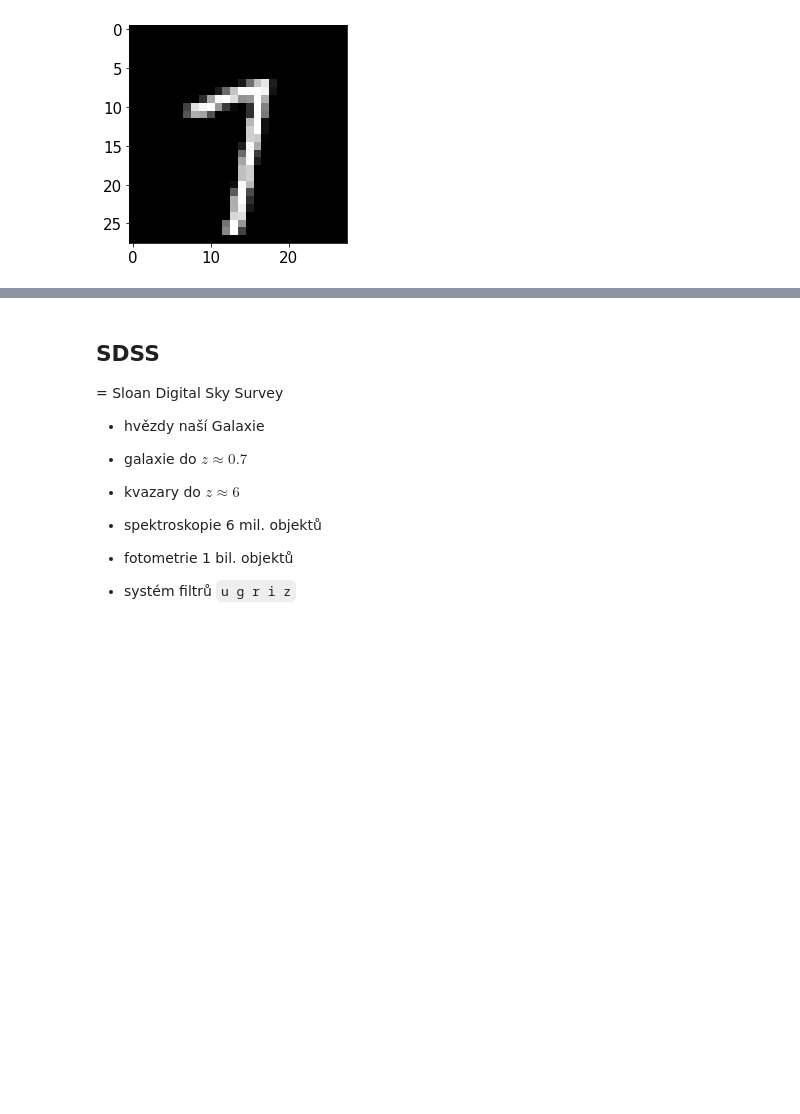
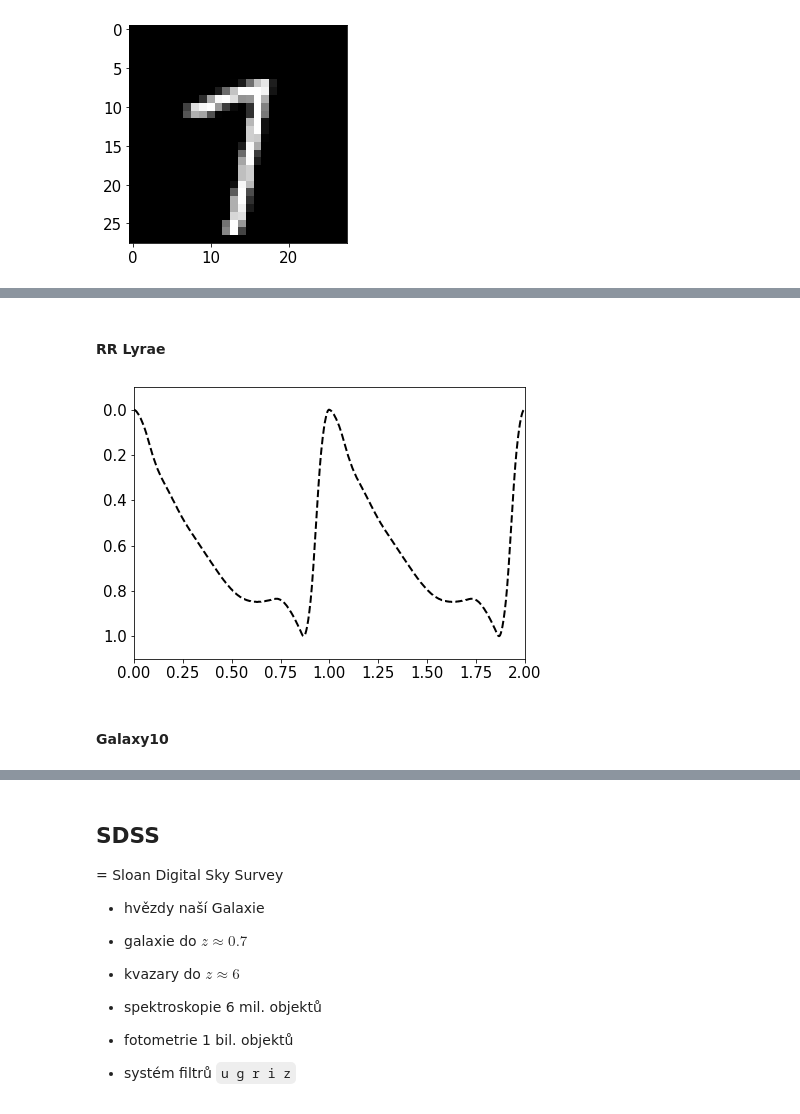
Before and after one commit to tomasplsek/AstroML, a Jupyter notebook: 02_decision_tree.ipynb, the cells around one changed output, grey strips where cells are left out. Saved outputs shown, nothing was run; the diff lists cells and outputs as text; code cells hidden in the pictures; blank space fills up the shorter version.

```diff
--- a/02_decision_tree.ipynb
+++ b/02_decision_tree.ipynb
@@ -160,3 +193,23 @@ x_train.shape
+# %% [markdown]
+#### **RR Lyrae**
+# %%
+templates = astroML.datasets.fetch_rrlyrae_templates()
+x, y = templates['115r'].T
+
+#------------------------------------------------------------
+# Plot the results
+fig, ax = plt.subplots(figsize=(7, 5))
+
+# plot the true value and the k-term reconstruction
+ax.plot(np.concatenate([x, 1 + x]),
+        np.concatenate([y, y]), '--k', lw=2)
+
+ax.set_xlim(0, 2)
+ax.set_ylim(1.1, -0.1);
+# %% [output]
+[figure, added]
+# %% [markdown]
+#### **Galaxy10**
 # %%
 # ! pip install astroNN
 from astroNN.datasets import load_galaxy10
```
Also changed, not shown: parts of 10 cells of this notebook.
